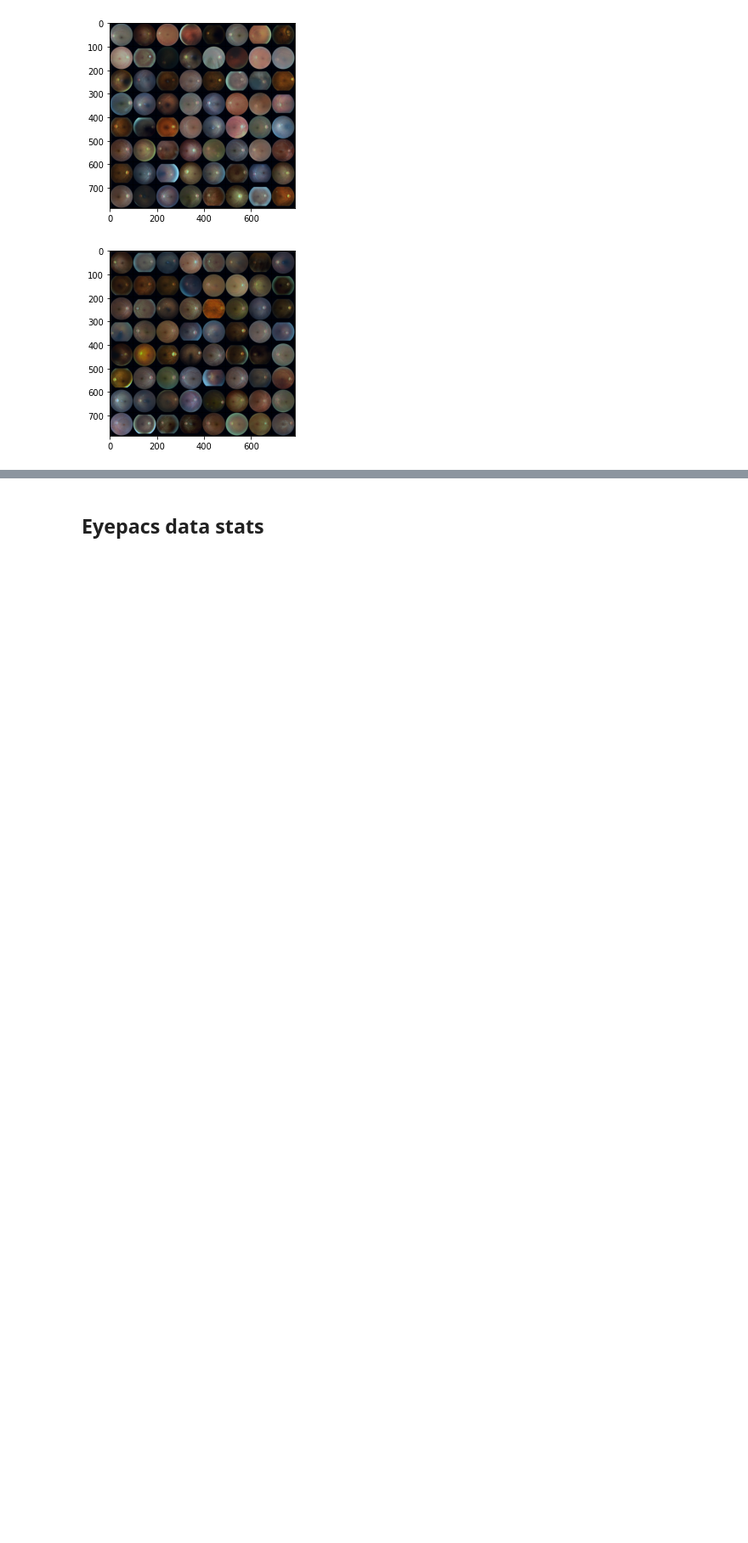
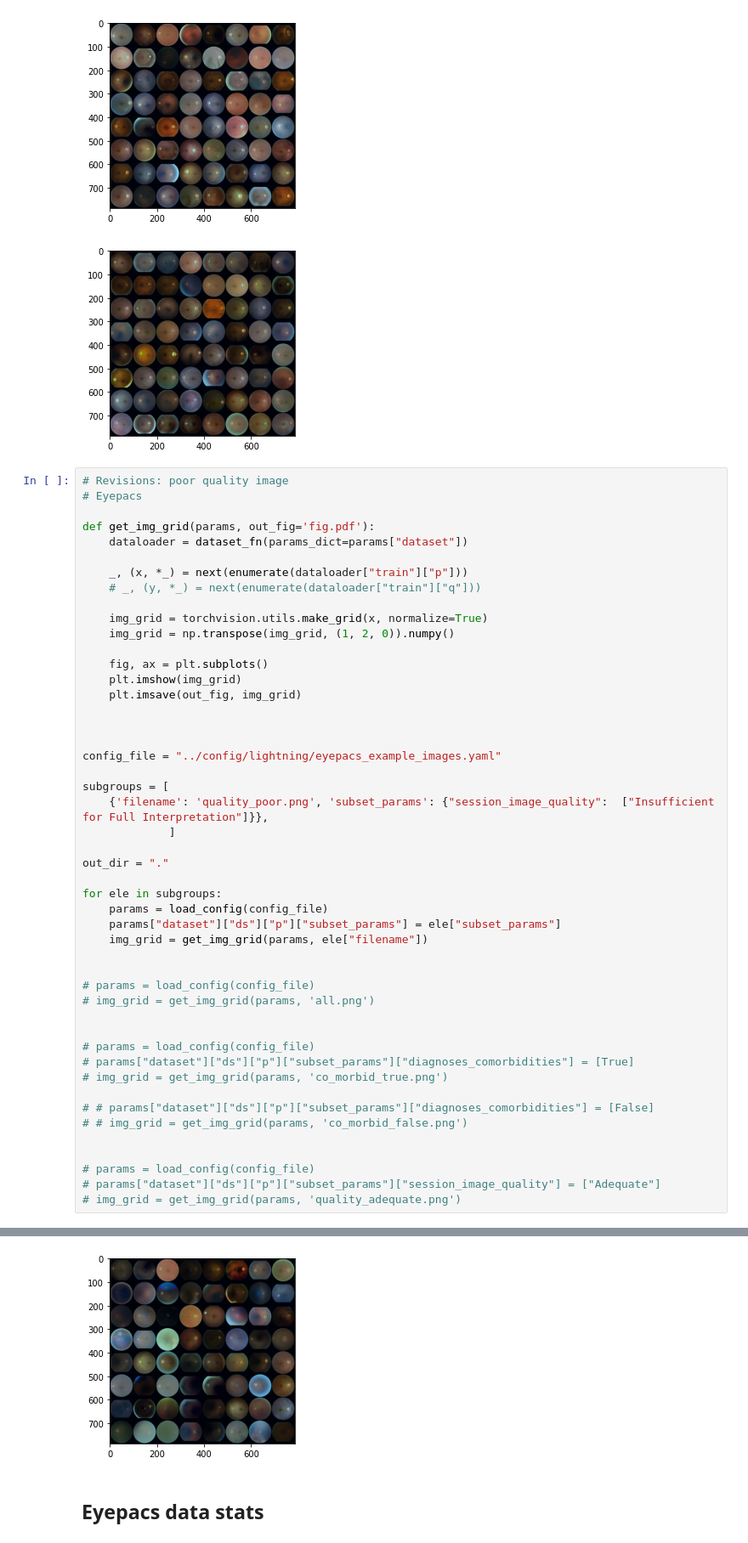
Before and after one commit to lmkoch/postmarket-shift-detection, a Jupyter notebook: scripts/example_images.ipynb, the cells around one changed output, grey strips where cells are left out. Shown at 85% size. Cells and saved outputs as stored; diff of their text form; blank space fills up the shorter version.

```diff
--- a/scripts/example_images.ipynb
+++ b/scripts/example_images.ipynb
@@ -100,3 +102,52 @@ ValueError: unknown file extension:
 [figure]
 [figure]
 [figure]
+# %%
+# Revisions: poor quality image
+# Eyepacs
+
+def get_img_grid(params, out_fig='fig.pdf'):
+    dataloader = dataset_fn(params_dict=params["dataset"])
+
+    _, (x, *_) = next(enumerate(dataloader["train"]["p"]))
+    # _, (y, *_) = next(enumerate(dataloader["train"]["q"]))
+
+    img_grid = torchvision.utils.make_grid(x, normalize=True)
+    img_grid = np.transpose(img_grid, (1, 2, 0)).numpy()
+
+    fig, ax = plt.subplots()
+    plt.imshow(img_grid)
+    plt.imsave(out_fig, img_grid)
+
+
+
+config_file = "../config/lightning/eyepacs_example_images.yaml"
+
+subgroups = [
+    {'filename': 'quality_poor.png', 'subset_params': {"session_image_quality":  ["Insufficient for Full Interpretation"]}},
+             ]
+
+out_dir = "."
+
+for ele in subgroups:
+    params = load_config(config_file)
+    params["dataset"]["ds"]["p"]["subset_params"] = ele["subset_params"]
+    img_grid = get_img_grid(params, ele["filename"])
+
+
+# params = load_config(config_file)
+# img_grid = get_img_grid(params, 'all.png')
+
+
+# params = load_config(config_file)
+# params["dataset"]["ds"]["p"]["subset_params"]["diagnoses_comorbidities"] = [True]
+# img_grid = get_img_grid(params, 'co_morbid_true.png')
+
+# # params["dataset"]["ds"]["p"]["subset_params"]["diagnoses_comorbidities"] = [False]
+# # img_grid = get_img_grid(params, 'co_morbid_false.png')
+
+
+# params = load_config(config_file)
+# params["dataset"]["ds"]["p"]["subset_params"]["session_image_quality"] = ["Adequate"]
+# img_grid = get_img_grid(params, 'quality_adequate.png')
+# %% [output]
@@ -103,3 +171,4 @@ ValueError: unknown file extension:
+[figure, added]
 # %% [markdown]
 ## Eyepacs data stats
 # %%
```
Also changed, not shown: parts of 34 cells of this notebook, 7 other files.
